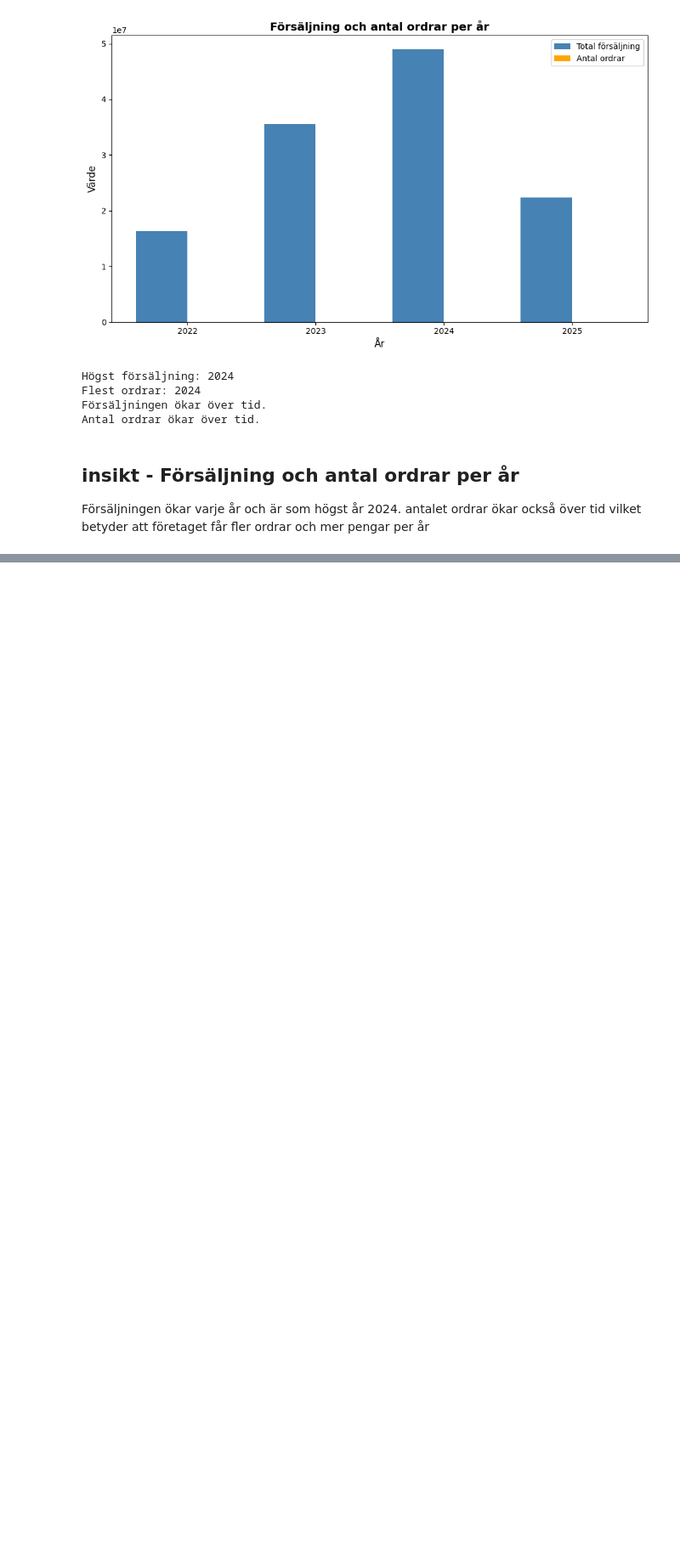
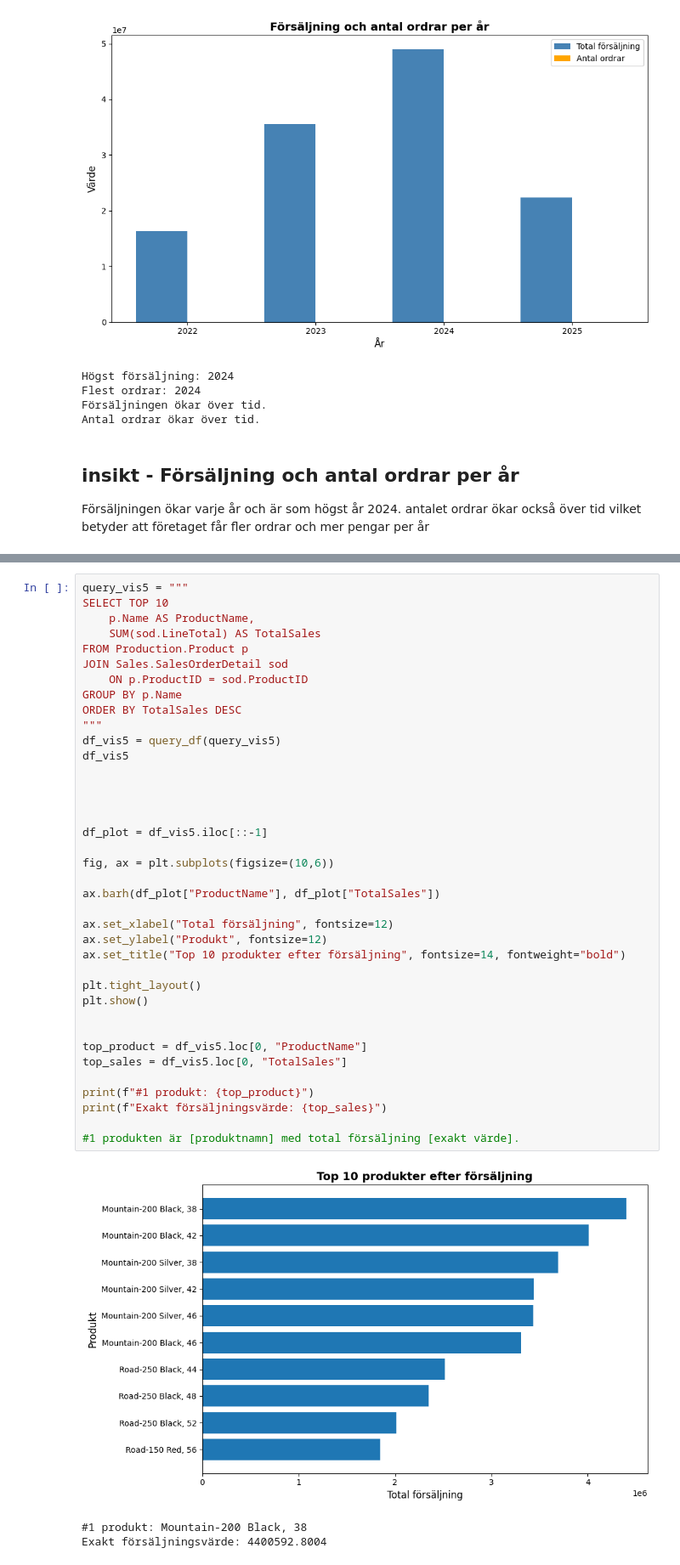
Before and after one commit to Henri1979/AdventureWorksAnalys, a Jupyter notebook: notebooks/analys.ipynb, the cells around one changed output, grey strips where cells are left out. Shown at 85% size. Cells and saved outputs as stored; diff of their text form; blank space fills up the shorter version.

Commit message:
lade till visualisering 5

```diff
--- a/notebooks/analys.ipynb
+++ b/notebooks/analys.ipynb
@@ -311,0 +326,42 @@ antalet ordrar ökar också över tid vilket betyder att företaget får fler or
+# %%
+query_vis5 = """
+SELECT TOP 10
+    p.Name AS ProductName,
+    SUM(sod.LineTotal) AS TotalSales
+FROM Production.Product p
+JOIN Sales.SalesOrderDetail sod
+    ON p.ProductID = sod.ProductID
+GROUP BY p.Name
+ORDER BY TotalSales DESC
+"""
+df_vis5 = query_df(query_vis5)
+df_vis5
+
+
+
+
+df_plot = df_vis5.iloc[::-1]
+
+fig, ax = plt.subplots(figsize=(10,6))
+
+ax.barh(df_plot["ProductName"], df_plot["TotalSales"])
+
+ax.set_xlabel("Total försäljning", fontsize=12)
+ax.set_ylabel("Produkt", fontsize=12)
+ax.set_title("Top 10 produkter efter försäljning", fontsize=14, fontweight="bold")
+
+plt.tight_layout()
+plt.show()
+
+
+top_product = df_vis5.loc[0, "ProductName"]
+top_sales = df_vis5.loc[0, "TotalSales"]
+
+print(f"#1 produkt: {top_product}")
+print(f"Exakt försäljningsvärde: {top_sales}")
+
+#1 produkten är [produktnamn] med total försäljning [exakt värde].
+# %% [output]
+[figure, added]
+#1 produkt: Mountain-200 Black, 38
+Exakt försäljningsvärde: 4400592.8004
```
Also changed, not shown: parts of 2 cells of this notebook, 1 other file.
